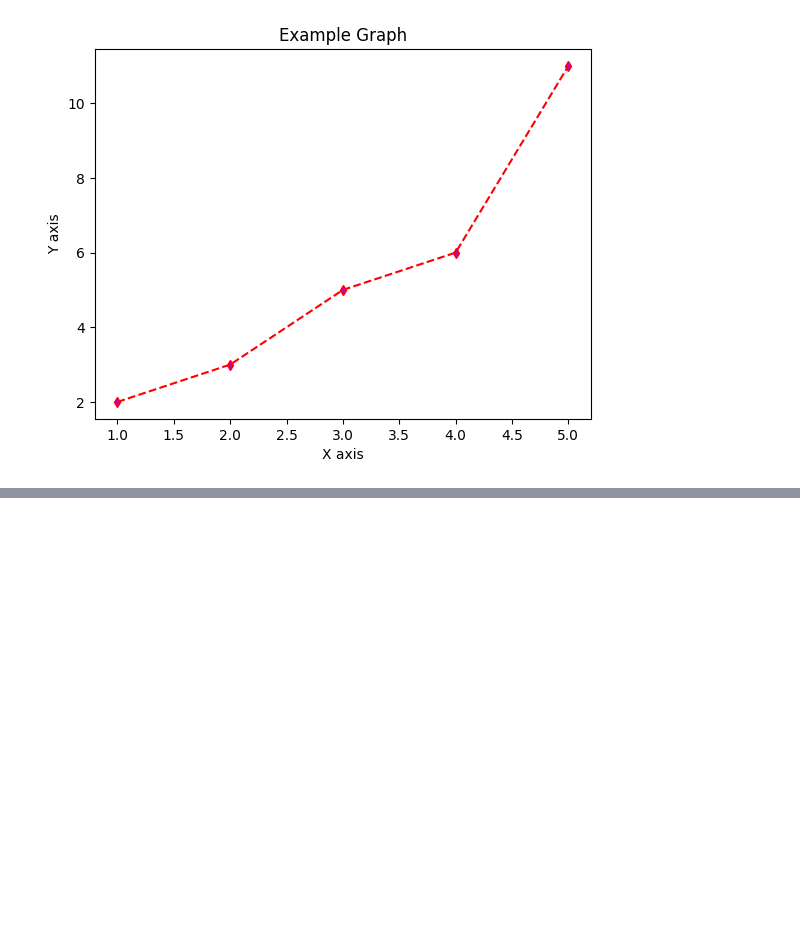
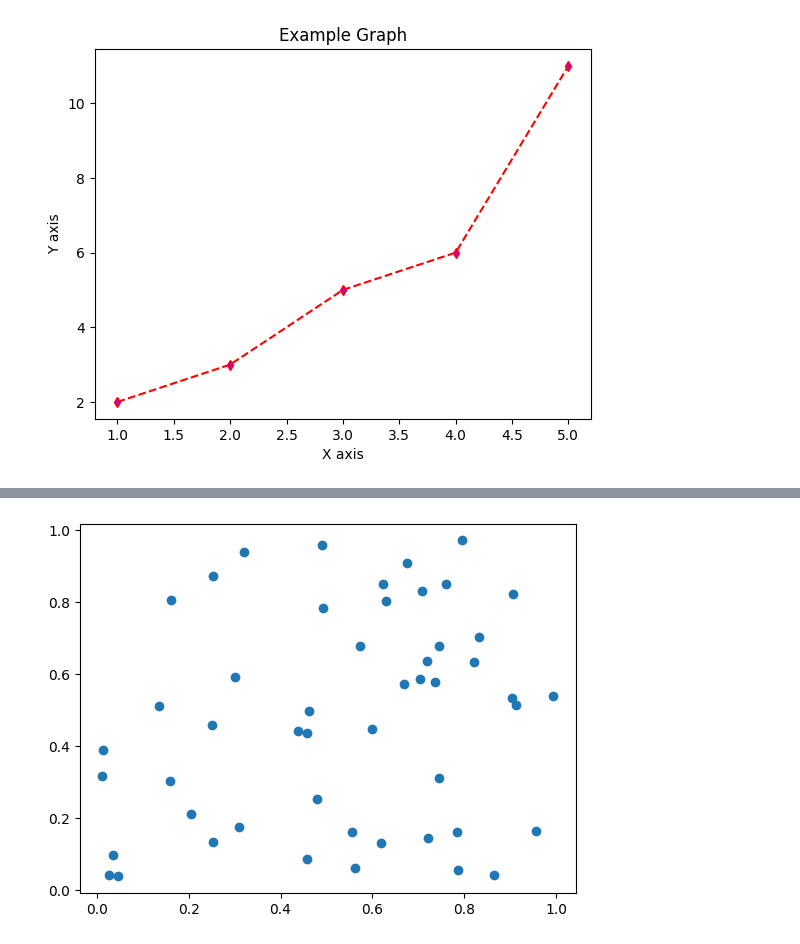
Before and after one commit to Bcv1018/data-analytics, a Jupyter notebook: week-07/Ex3A_Plotting_Data.ipynb, the cells around one changed output, grey strips where cells are left out. Cells and saved outputs as stored; diff of their text form; code cells hidden in the pictures; blank space fills up the shorter version.

```diff
--- a/week-07/Ex3A_Plotting_Data.ipynb
+++ b/week-07/Ex3A_Plotting_Data.ipynb
@@ -90,0 +114,9 @@ plt.show()
+# %%
+x = np.random.rand(50)
+y = np.random.rand(50)
+
+plt.scatter(x,y)
+
+plt.show()
+# %% [output]
+[figure, added]
```
Also changed, not shown: parts of 7 cells of this notebook, 1 other file.
